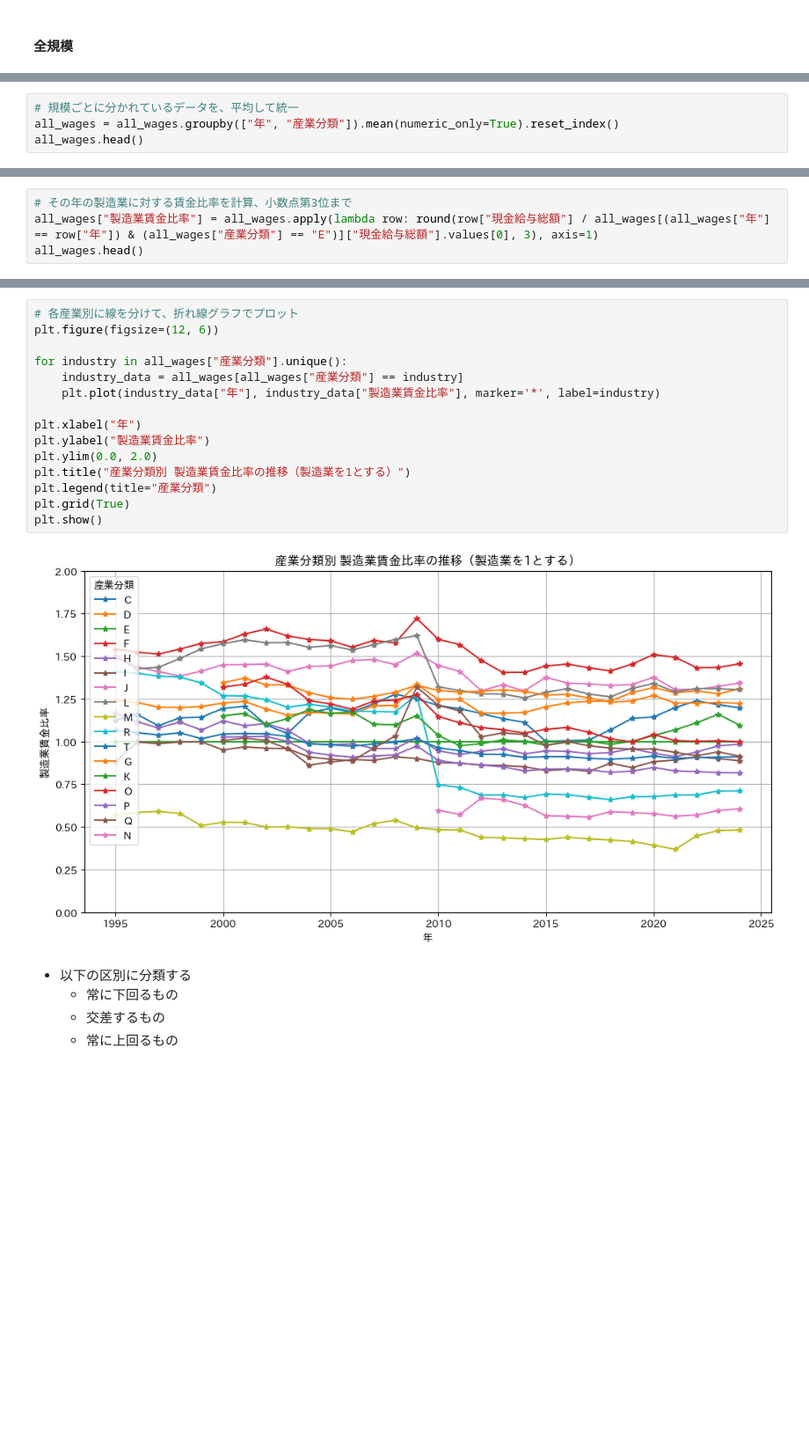
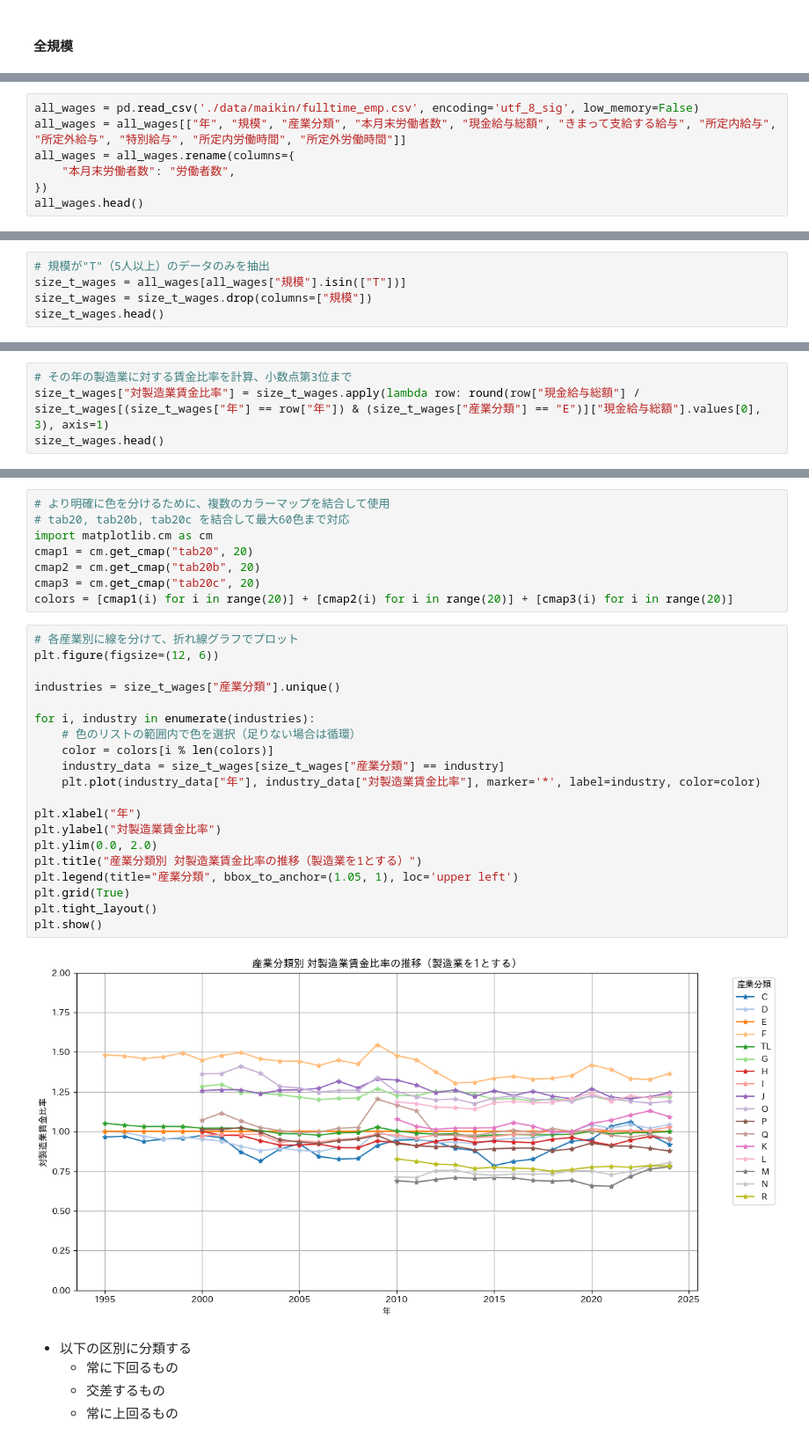
Before and after one commit to M-Yusei1001/K417_Capstone_G9, a Jupyter notebook: eda.ipynb, the cells around one changed output, grey strips where cells are left out. Shown at 88% size. Drawn from its saved outputs; the diff is of its cells as text; blank space fills up the shorter version.

```diff
--- a/eda.ipynb
+++ b/eda.ipynb
@@ -162,0 +149,7 @@ all_wages.head()
+# %%
+all_wages = pd.read_csv('./data/maikin/fulltime_emp.csv', encoding='utf_8_sig', low_memory=False)
+all_wages = all_wages[["年", "規模", "産業分類", "本月末労働者数", "現金給与総額", "きまって支給する給与", "所定内給与", "所定外給与", "特別給与", "所定内労働時間", "所定外労働時間"]]
+all_wages = all_wages.rename(columns={
+    "本月末労働者数": "労働者数",
+})
+all_wages.head()
@@ -163,5 +163,6 @@ all_wages.head()
 # %%
-# 規模ごとに分かれているデータを、平均して統一
-all_wages = all_wages.groupby(["年", "産業分類"]).mean(numeric_only=True).reset_index()
-all_wages.head()
+# 規模が"T"（5人以上）のデータのみを抽出
+size_t_wages = all_wages[all_wages["規模"].isin(["T"])]
+size_t_wages = size_t_wages.drop(columns=["規模"])
+size_t_wages.head()
 # %% [output]
@@ -177,5 +175,5 @@ all_wages = all_wages.drop(columns=["規模"])
 # %%
 # その年の製造業に対する賃金比率を計算、小数点第3位まで
-all_wages["製造業賃金比率"] = all_wages.apply(lambda row: round(row["現金給与総額"] / all_wages[(all_wages["年"] == row["年"]) & (all_wages["産業分類"] == "E")]["現金給与総額"].values[0], 3), axis=1)
-all_wages.head()
+size_t_wages["対製造業賃金比率"] = size_t_wages.apply(lambda row: round(row["現金給与総額"] / size_t_wages[(size_t_wages["年"] == row["年"]) & (size_t_wages["産業分類"] == "E")]["現金給与総額"].values[0], 3), axis=1)
+size_t_wages.head()
 # %% [output]
@@ -191,20 +186,33 @@ all_wages = all_wages[all_wages["年"] >= 1995]
+# %%
+# より明確に色を分けるために、複数のカラーマップを結合して使用
+# tab20, tab20b, tab20c を結合して最大60色まで対応
+import matplotlib.cm as cm
+cmap1 = cm.get_cmap("tab20", 20)
+cmap2 = cm.get_cmap("tab20b", 20)
+cmap3 = cm.get_cmap("tab20c", 20)
+colors = [cmap1(i) for i in range(20)] + [cmap2(i) for i in range(20)] + [cmap3(i) for i in range(20)]
 # %%
 # 各産業別に線を分けて、折れ線グラフでプロット
 plt.figure(figsize=(12, 6))
 
-for industry in all_wages["産業分類"].unique():
-    industry_data = all_wages[all_wages["産業分類"] == industry]
-    plt.plot(industry_data["年"], industry_data["製造業賃金比率"], marker='*', label=industry)
+industries = size_t_wages["産業分類"].unique()
+
+for i, industry in enumerate(industries):
+    # 色のリストの範囲内で色を選択（足りない場合は循環）
+    color = colors[i % len(colors)]
+    industry_data = size_t_wages[size_t_wages["産業分類"] == industry]
+    plt.plot(industry_data["年"], industry_data["対製造業賃金比率"], marker='*', label=industry, color=color)
 
 plt.xlabel("年")
-plt.ylabel("製造業賃金比率")
+plt.ylabel("対製造業賃金比率")
 plt.ylim(0.0, 2.0)
-plt.title("産業分類別 製造業賃金比率の推移（製造業を1とする）")
-plt.legend(title="産業分類")
+plt.title("産業分類別 対製造業賃金比率の推移（製造業を1とする）")
+plt.legend(title="産業分類", bbox_to_anchor=(1.05, 1), loc='upper left')
 plt.grid(True)
+plt.tight_layout()
 plt.show()
 # %% [output]
-[figure, old version]
+[figure, new version]
 # %% [markdown]
 - 以下の区別に分類する
     - 常に下回るもの
```
Also changed, not shown: parts of 54 cells of this notebook, 7 other files.
